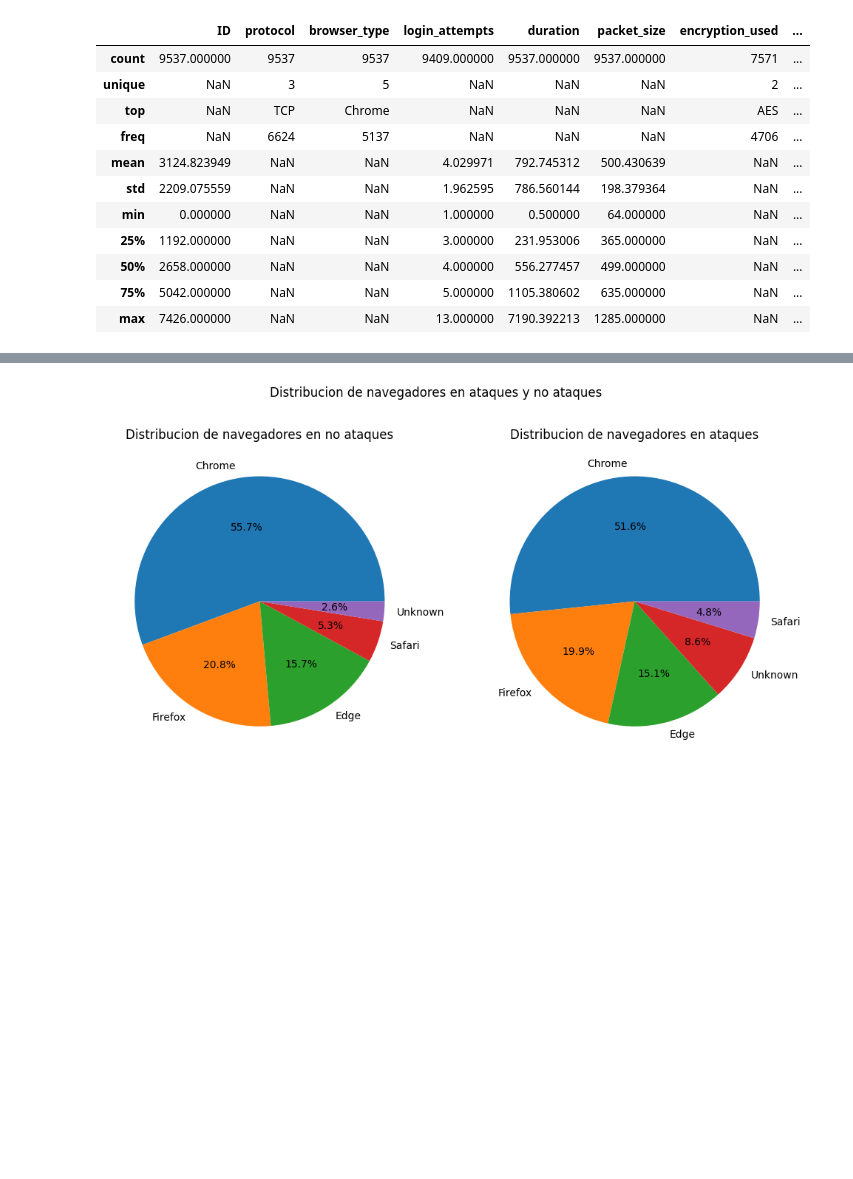
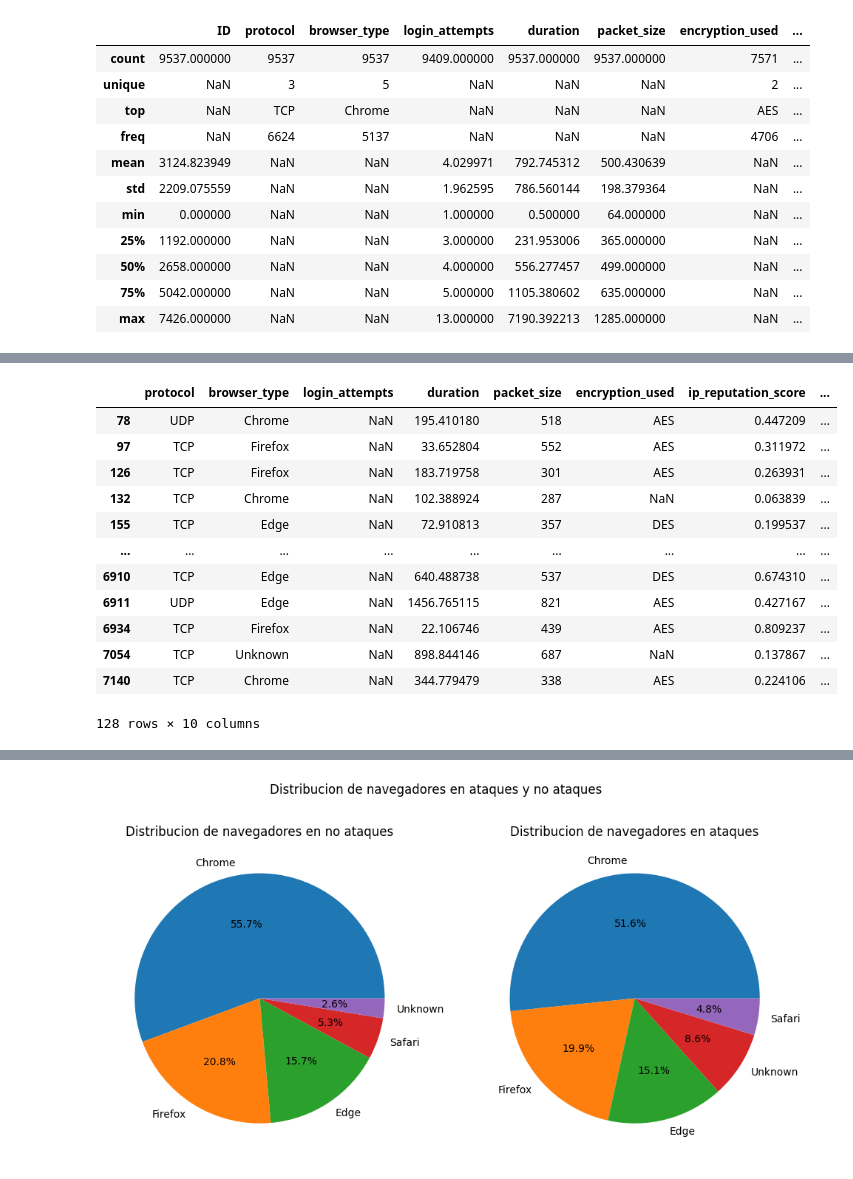
Before and after one commit to JeronimoMarg/tp_cienciaDeDatos, a Jupyter notebook: TP.ipynb, the cells around one changed output, grey strips where cells are left out. Drawn from its saved outputs; the diff is of its cells as text; code cells hidden in the pictures; blank space fills up the shorter version.

```diff
--- a/TP.ipynb
+++ b/TP.ipynb
@@ -63,3 +63,6 @@ df.describe(include='all')
 | 50% | 2658.000000 | NaN | NaN | 4.000000 | 556.277457 | 499.000000 | NaN | ... |
 | 75% | 5042.000000 | NaN | NaN | 5.000000 | 1105.380602 | 635.000000 | NaN | ... |
 | max | 7426.000000 | NaN | NaN | 13.000000 | 7190.392213 | 1285.000000 | NaN | ... |
+# %%
+df_original = df.copy()
+df.drop('ID', axis=1, inplace=True)
@@ -65,0 +92,16 @@ df.describe(include='all')
+# %%
+df.loc[pd.isnull(df.login_attempts)]
+# %% [output]
+|  | protocol | browser_type | login_attempts | duration | packet_size | encryption_used | ip_reputation_score | ... |
+| 78 | UDP | Chrome | NaN | 195.410180 | 518 | AES | 0.447209 | ... |
+| 97 | TCP | Firefox | NaN | 33.652804 | 552 | AES | 0.311972 | ... |
+| 126 | TCP | Firefox | NaN | 183.719758 | 301 | AES | 0.263931 | ... |
+| 132 | TCP | Chrome | NaN | 102.388924 | 287 | NaN | 0.063839 | ... |
+| 155 | TCP | Edge | NaN | 72.910813 | 357 | DES | 0.199537 | ... |
+| ... | ... | ... | ... | ... | ... | ... | ... | ... |
+| 6910 | TCP | Edge | NaN | 640.488738 | 537 | DES | 0.674310 | ... |
+| 6911 | UDP | Edge | NaN | 1456.765115 | 821 | AES | 0.427167 | ... |
+| 6934 | TCP | Firefox | NaN | 22.106746 | 439 | AES | 0.809237 | ... |
+| 7054 | TCP | Unknown | NaN | 898.844146 | 687 | NaN | 0.137867 | ... |
+| 7140 | TCP | Chrome | NaN | 344.779479 | 338 | AES | 0.224106 | ... |
+128 rows × 10 columns
```
Also changed, not shown: parts of 8 cells of this notebook.
